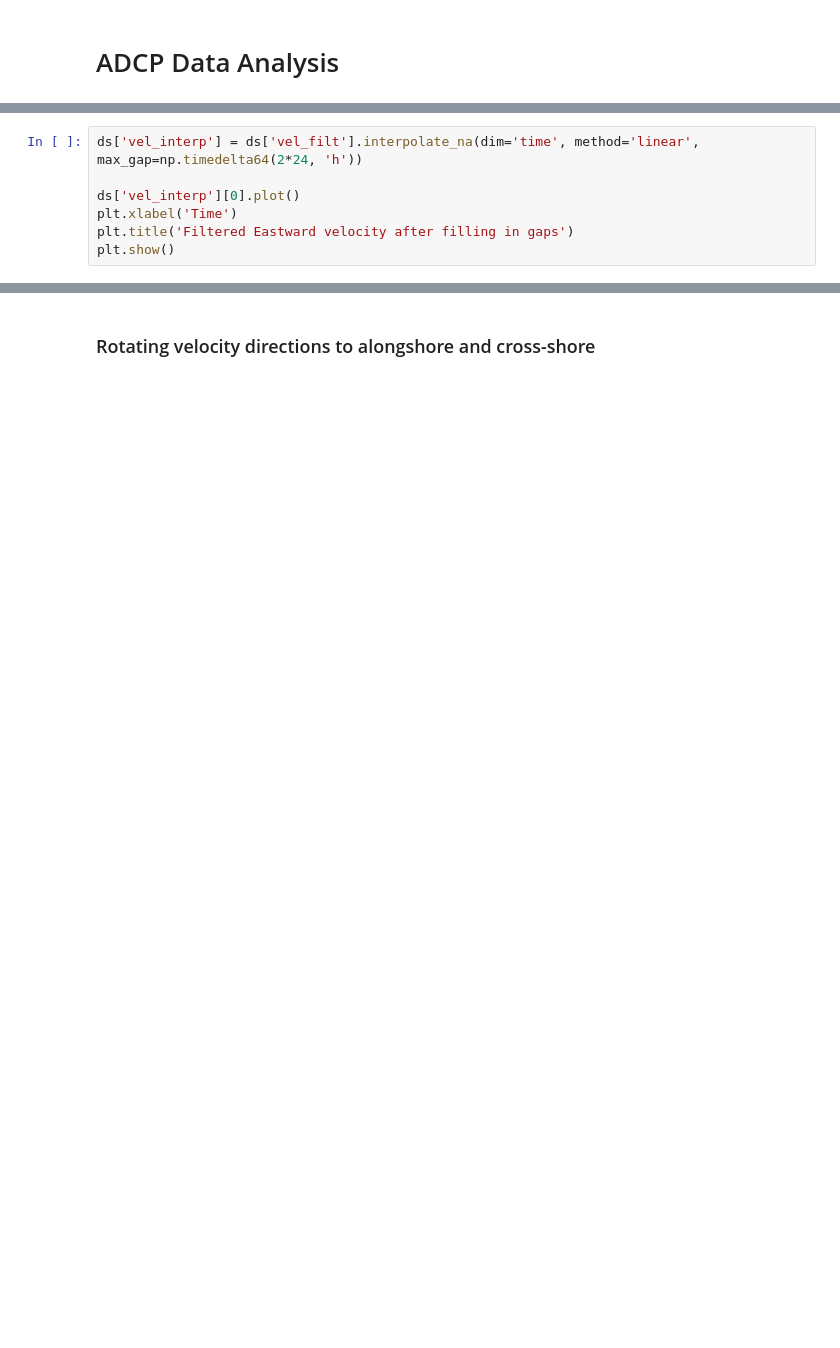
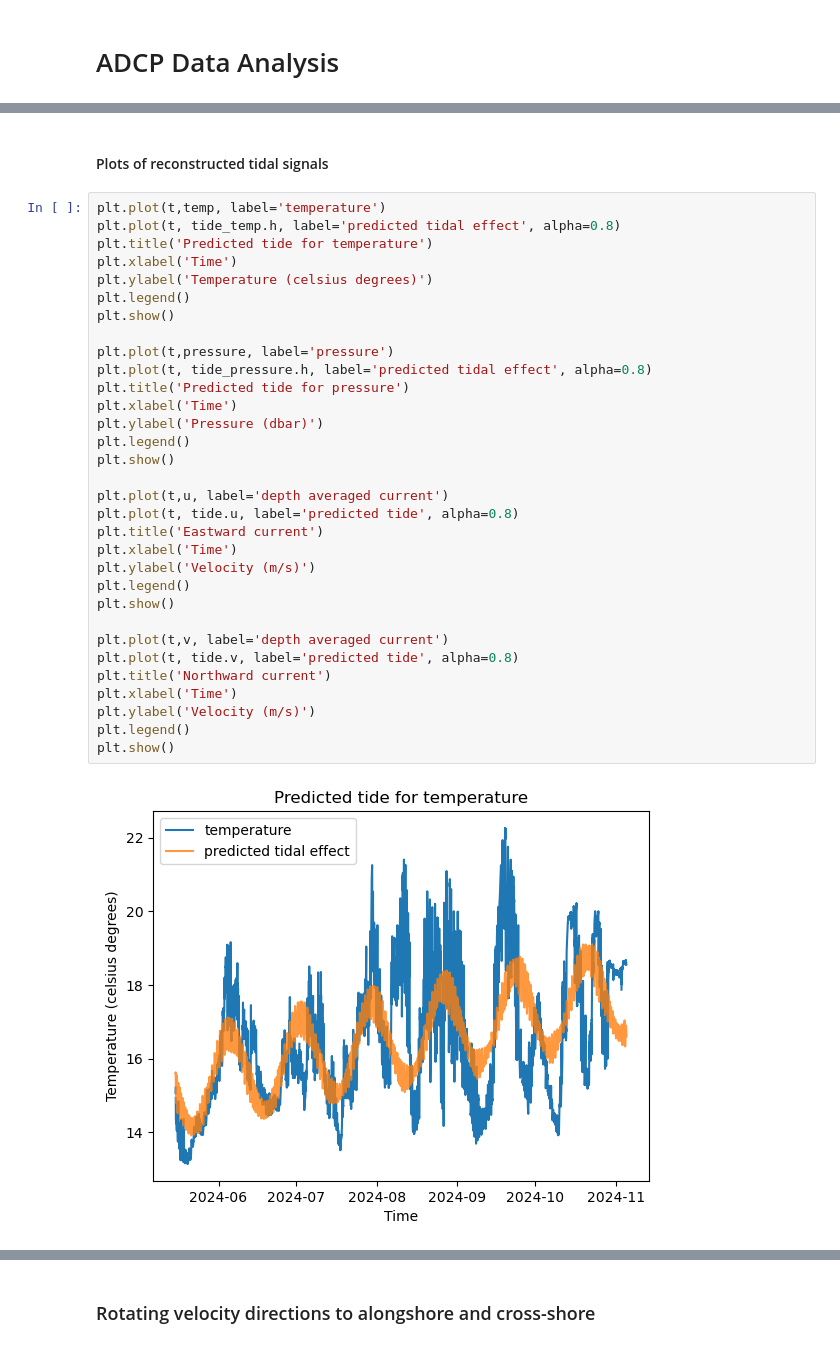
Before and after one commit to AnurovaPrykhodko/ADCP-internship, a Jupyter notebook: data_analysis.ipynb, the cells around one changed output, grey strips where cells are left out. Cells and saved outputs as stored; diff of their text form; blank space fills up the shorter version.

```diff
--- a/data_analysis.ipynb
+++ b/data_analysis.ipynb
@@ -296,7 +36,0 @@ plt.show()
-# %%
-ds['vel_interp'] = ds['vel_filt'].interpolate_na(dim='time', method='linear', max_gap=np.timedelta64(2*24, 'h'))
-
-ds['vel_interp'][0].plot()
-plt.xlabel('Time')
-plt.title('Filtered Eastward velocity after filling in gaps')
-plt.show()
@@ -304,0 +139,36 @@ plt.show()
+# %% [markdown]
+#### Plots of reconstructed tidal signals
+# %%
+plt.plot(t,temp, label='temperature')
+plt.plot(t, tide_temp.h, label='predicted tidal effect', alpha=0.8)
+plt.title('Predicted tide for temperature')
+plt.xlabel('Time')
+plt.ylabel('Temperature (celsius degrees)')
+plt.legend()
+plt.show()
+
+plt.plot(t,pressure, label='pressure')
+plt.plot(t, tide_pressure.h, label='predicted tidal effect', alpha=0.8)
+plt.title('Predicted tide for pressure')
+plt.xlabel('Time')
+plt.ylabel('Pressure (dbar)')
+plt.legend()
+plt.show()
+
+plt.plot(t,u, label='depth averaged current')
+plt.plot(t, tide.u, label='predicted tide', alpha=0.8)
+plt.title('Eastward current')
+plt.xlabel('Time')
+plt.ylabel('Velocity (m/s)')
+plt.legend()
+plt.show()
+
+plt.plot(t,v, label='depth averaged current')
+plt.plot(t, tide.v, label='predicted tide', alpha=0.8)
+plt.title('Northward current')
+plt.xlabel('Time')
+plt.ylabel('Velocity (m/s)')
+plt.legend()
+plt.show()
+# %% [output]
+[figure, added]
```
Also changed, not shown: parts of 39 cells of this notebook.
